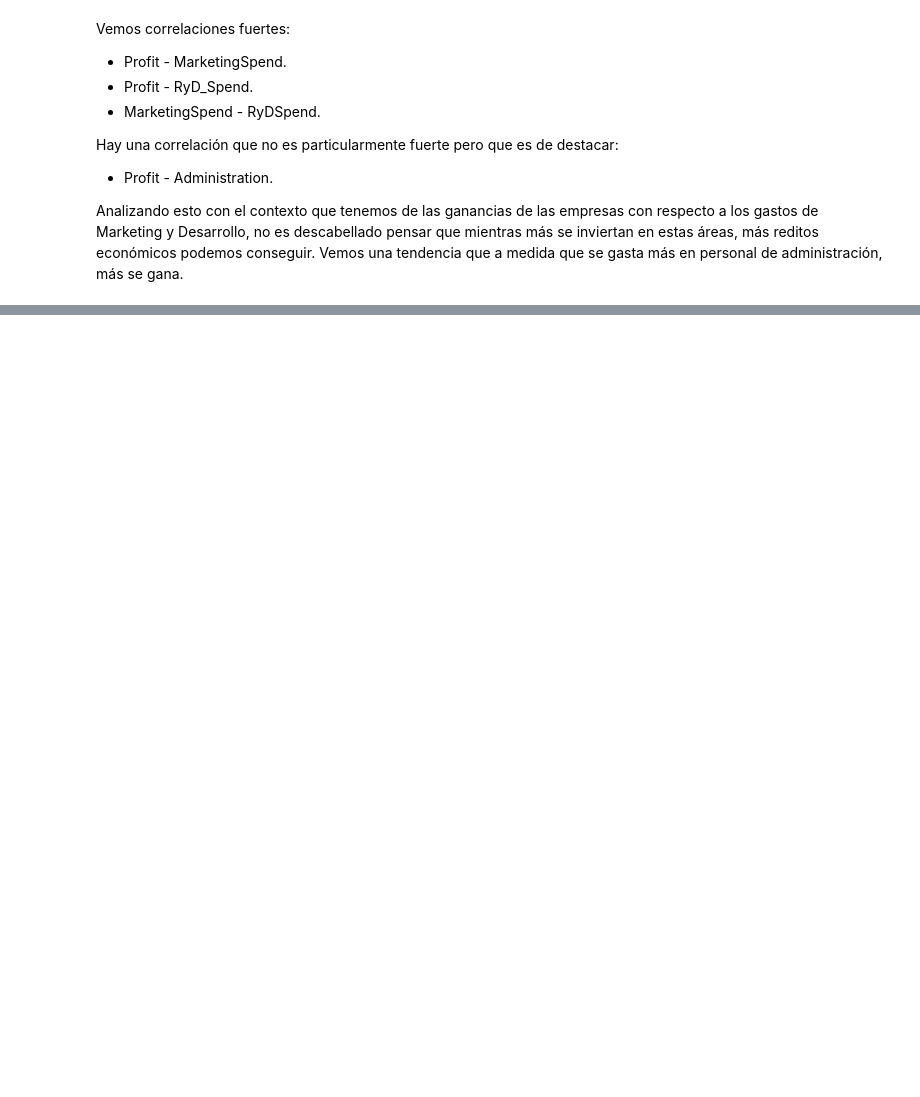
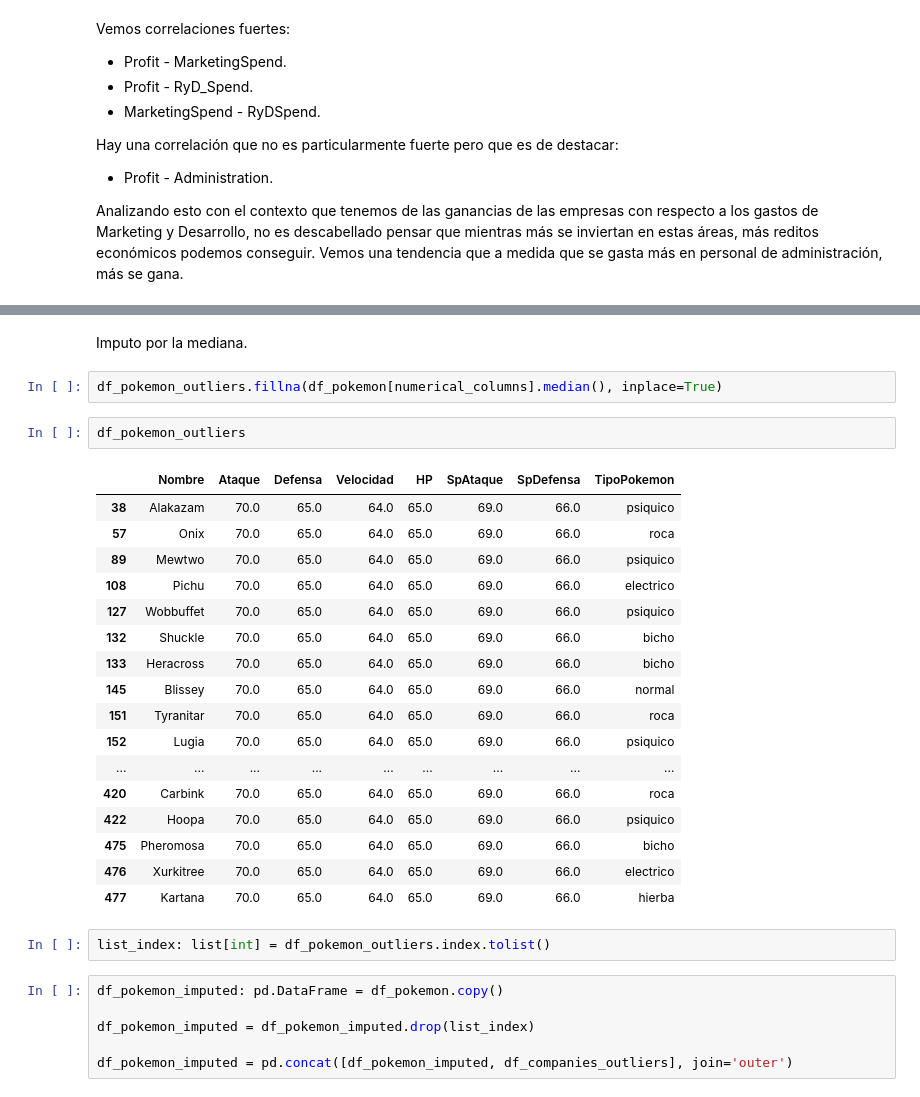
Before and after one commit to bpace1/TP2-Mineria-De-Datos, a Jupyter notebook: Tp_2.ipynb, the cells around one changed output, grey strips where cells are left out. Cells and saved outputs as stored; diff of their text form; blank space fills up the shorter version.

```diff
--- a/Tp_2.ipynb
+++ b/Tp_2.ipynb
@@ -192,0 +721,32 @@ Vemos correlaciones fuertes:
+# %% [markdown]
+Imputo por la mediana.
+# %%
+df_pokemon_outliers.fillna(df_pokemon[numerical_columns].median(), inplace=True)
+# %%
+df_pokemon_outliers
+# %% [output]
+|  | Nombre | Ataque | Defensa | Velocidad | HP | SpAtaque | SpDefensa | TipoPokemon |
+| 38 | Alakazam | 70.0 | 65.0 | 64.0 | 65.0 | 69.0 | 66.0 | psiquico |
+| 57 | Onix | 70.0 | 65.0 | 64.0 | 65.0 | 69.0 | 66.0 | roca |
+| 89 | Mewtwo | 70.0 | 65.0 | 64.0 | 65.0 | 69.0 | 66.0 | psiquico |
+| 108 | Pichu | 70.0 | 65.0 | 64.0 | 65.0 | 69.0 | 66.0 | electrico |
+| 127 | Wobbuffet | 70.0 | 65.0 | 64.0 | 65.0 | 69.0 | 66.0 | psiquico |
+| 132 | Shuckle | 70.0 | 65.0 | 64.0 | 65.0 | 69.0 | 66.0 | bicho |
+| 133 | Heracross | 70.0 | 65.0 | 64.0 | 65.0 | 69.0 | 66.0 | bicho |
+| 145 | Blissey | 70.0 | 65.0 | 64.0 | 65.0 | 69.0 | 66.0 | normal |
+| 151 | Tyranitar | 70.0 | 65.0 | 64.0 | 65.0 | 69.0 | 66.0 | roca |
+| 152 | Lugia | 70.0 | 65.0 | 64.0 | 65.0 | 69.0 | 66.0 | psiquico |
+| ... | ... | ... | ... | ... | ... | ... | ... | ... |
+| 420 | Carbink | 70.0 | 65.0 | 64.0 | 65.0 | 69.0 | 66.0 | roca |
+| 422 | Hoopa | 70.0 | 65.0 | 64.0 | 65.0 | 69.0 | 66.0 | psiquico |
+| 475 | Pheromosa | 70.0 | 65.0 | 64.0 | 65.0 | 69.0 | 66.0 | bicho |
+| 476 | Xurkitree | 70.0 | 65.0 | 64.0 | 65.0 | 69.0 | 66.0 | electrico |
+| 477 | Kartana | 70.0 | 65.0 | 64.0 | 65.0 | 69.0 | 66.0 | hierba |
+# %%
+list_index: list[int] = df_pokemon_outliers.index.tolist()
+# %%
+df_pokemon_imputed: pd.DataFrame = df_pokemon.copy()
+
+df_pokemon_imputed = df_pokemon_imputed.drop(list_index)
+
+df_pokemon_imputed = pd.concat([df_pokemon_imputed, df_companies_outliers], join='outer')
```
Also changed, not shown: parts of 69 cells of this notebook, 3 other files.
